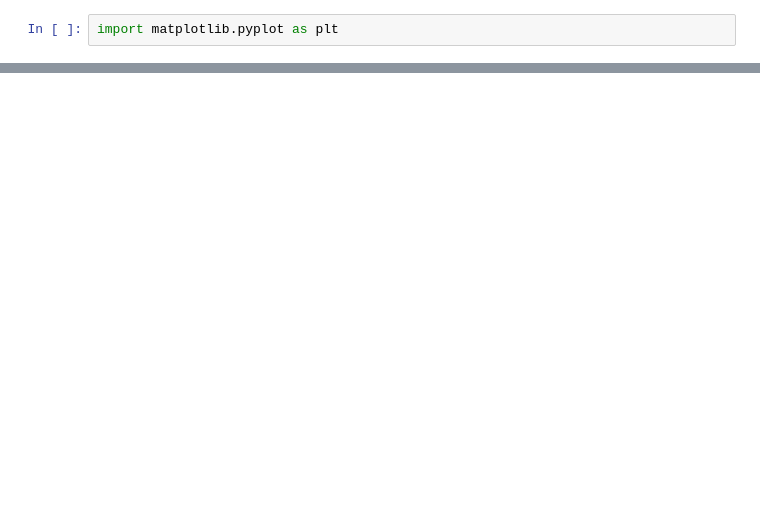
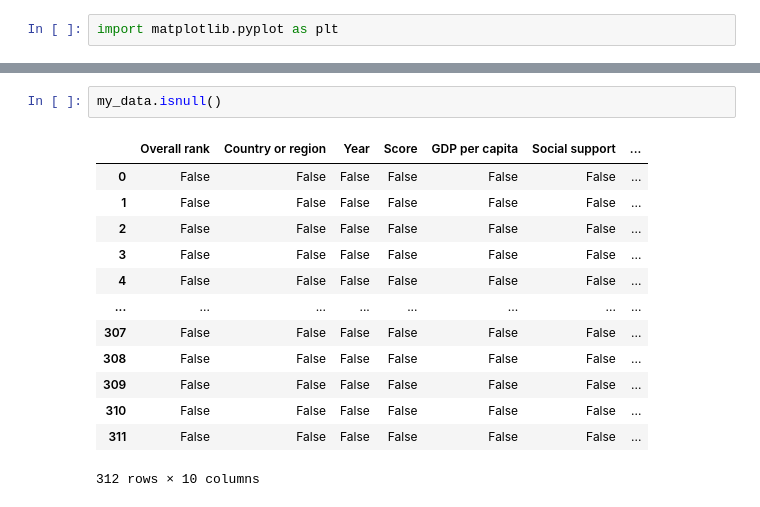
Before and after one commit to K25p2r3n0k/MiskiKuskilMillalgi, a Jupyter notebook: l6pu-too.ipynb, the cells around one changed output, grey strips where cells are left out. Drawn from its saved outputs; the diff is of its cells as text; blank space fills up the shorter version.

```diff
--- a/l6pu-too.ipynb
+++ b/l6pu-too.ipynb
@@ -91,0 +164,16 @@ AttributeError: module 'matplotlib.pyplot' has no attribute 'my_data'
+# %%
+my_data.isnull()
+# %% [output]
+|  | Overall rank | Country or region | Year | Score | GDP per capita | Social support | ... |
+| 0 | False | False | False | False | False | False | ... |
+| 1 | False | False | False | False | False | False | ... |
+| 2 | False | False | False | False | False | False | ... |
+| 3 | False | False | False | False | False | False | ... |
+| 4 | False | False | False | False | False | False | ... |
+| ... | ... | ... | ... | ... | ... | ... | ... |
+| 307 | False | False | False | False | False | False | ... |
+| 308 | False | False | False | False | False | False | ... |
+| 309 | False | False | False | False | False | False | ... |
+| 310 | False | False | False | False | False | False | ... |
+| 311 | False | False | False | False | False | False | ... |
+312 rows × 10 columns
```
Also changed, not shown: parts of 18 cells of this notebook.
